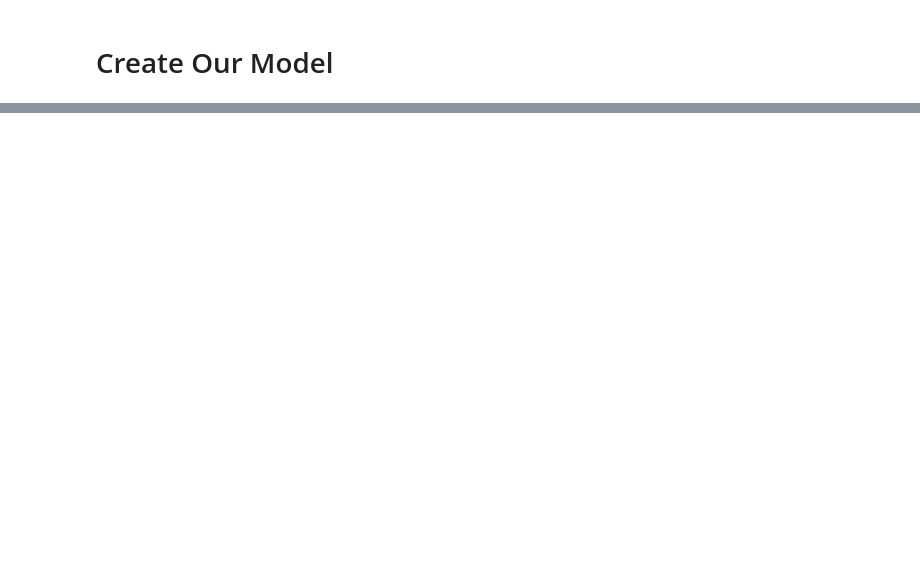
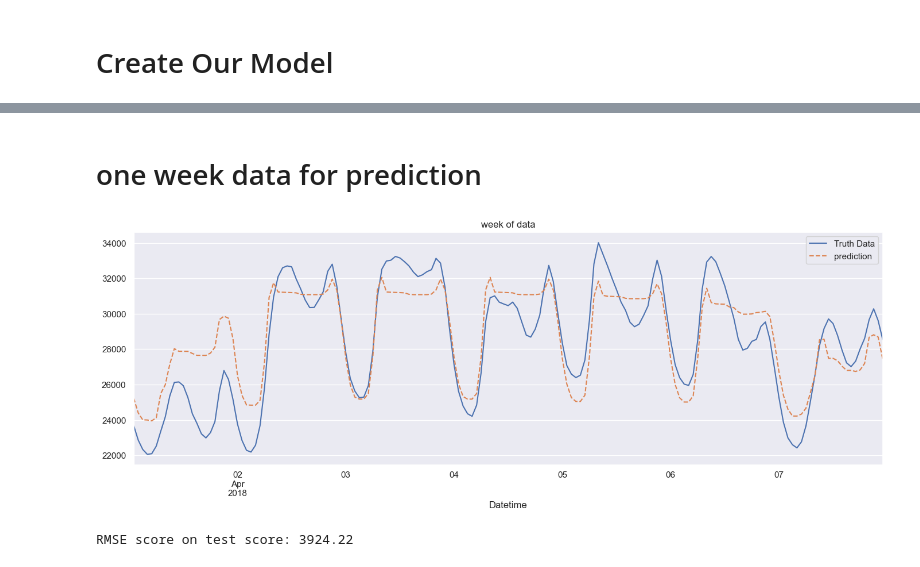
Before and after one commit to SathishDuraisamy0/Time_Series_Forecasting, a Jupyter notebook: src/Notebooks/Hourly_Energy_consumption.ipynb, the cells around one changed output, grey strips where cells are left out. Cells and saved outputs as stored; diff of their text form; code cells hidden in the pictures; blank space fills up the shorter version.

```diff
--- a/src/Notebooks/Hourly_Energy_consumption.ipynb
+++ b/src/Notebooks/Hourly_Energy_consumption.ipynb
@@ -87,0 +182,14 @@ plt.show()
+# %% [markdown]
+# one week data for prediction
+# %%
+ax=df1.loc[(df1.index >'04-01-2018') & (df1.index <'04-08-2018')]['PJME_MW'].plot(figsize=(15,5),title='week of data')
+df1.loc[(df1.index > '04-01-2018') & (df1.index <'04-08-2018')]['prediction'].plot(style='--')
+plt.legend(['Truth Data','prediction'])
+plt.show()
+# %% [output]
+[figure, added]
+# %%
+score=np.sqrt(mean_squared_error(test['PJME_MW'],test['prediction']))
+print(f'RMSE score on test score: {score:.2f}')
+# %% [output]
+RMSE score on test score: 3924.22
```
Also changed, not shown: parts of 21 cells of this notebook.
